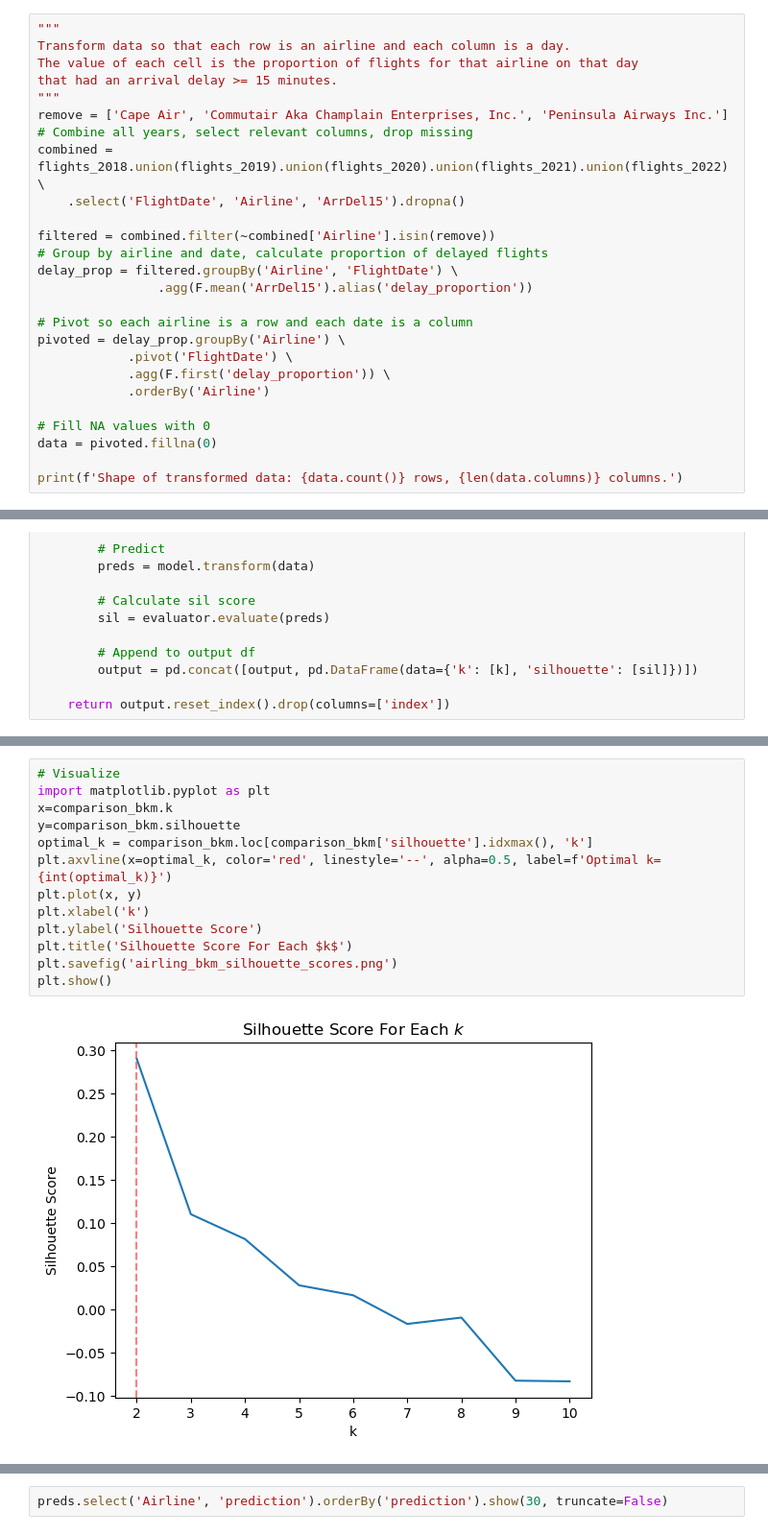
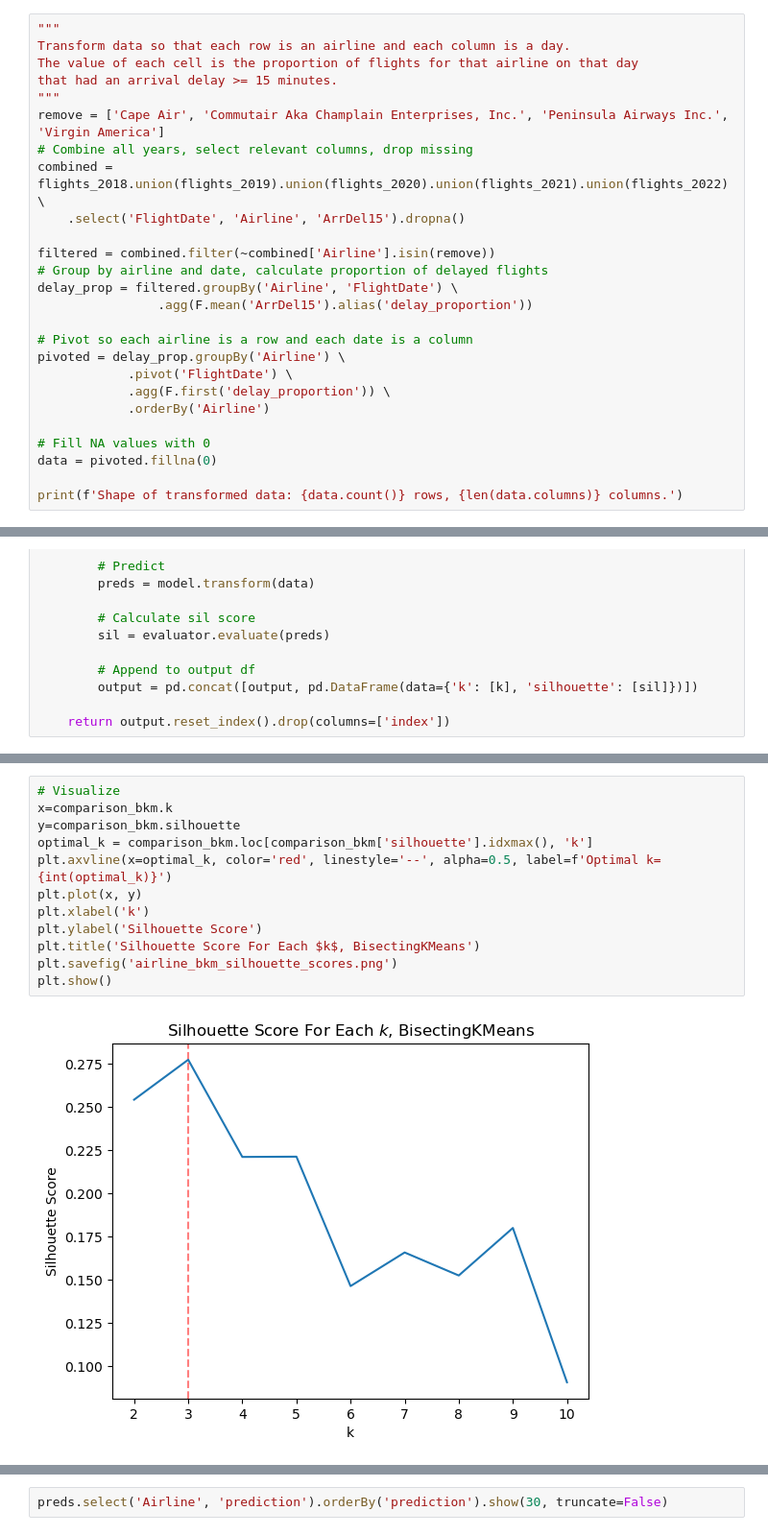
Before and after one commit to i-levy/ds7200_final_project, a Jupyter notebook: modeling_clustering.ipynb, the cells around one changed output, grey strips where cells are left out. Shown at 96% size. Saved outputs shown, nothing was run; the diff lists cells and outputs as text.

Commit message:
updating airline clustering

```diff
--- a/modeling_clustering.ipynb
+++ b/modeling_clustering.ipynb
@@ -35,7 +35,7 @@ Transform data so that each row is an airline and each column is a day.
 The value of each cell is the proportion of flights for that airline on that day
 that had an arrival delay >= 15 minutes.
 """
-remove = ['Cape Air', 'Commutair Aka Champlain Enterprises, Inc.', 'Peninsula Airways Inc.']
+remove = ['Cape Air', 'Commutair Aka Champlain Enterprises, Inc.', 'Peninsula Airways Inc.', 'Virgin America']
 # Combine all years, select relevant columns, drop missing
 combined = flights_2018.union(flights_2019).union(flights_2020).union(flights_2021).union(flights_2022) \
     .select('FlightDate', 'Airline', 'ArrDel15').dropna()
@@ -221,17 +219,16 @@ comparison
 # %%
 # Visualize
-import matplotlib.pyplot as plt
 x=comparison_bkm.k
 y=comparison_bkm.silhouette
 optimal_k = comparison_bkm.loc[comparison_bkm['silhouette'].idxmax(), 'k']
 plt.axvline(x=optimal_k, color='red', linestyle='--', alpha=0.5, label=f'Optimal k={int(optimal_k)}')
 plt.plot(x, y)
 plt.xlabel('k')
 plt.ylabel('Silhouette Score')
-plt.title('Silhouette Score For Each $k$')
-plt.savefig('airling_bkm_silhouette_scores.png')
+plt.title('Silhouette Score For Each $k$, BisectingKMeans')
+plt.savefig('airline_bkm_silhouette_scores.png')
 plt.show()
 # %% [output]
-[figure, old version]
+[figure, new version]
 # %%
 # Refit with k=2
```
Also changed, not shown: parts of 13 cells of this notebook, 5 other files.
